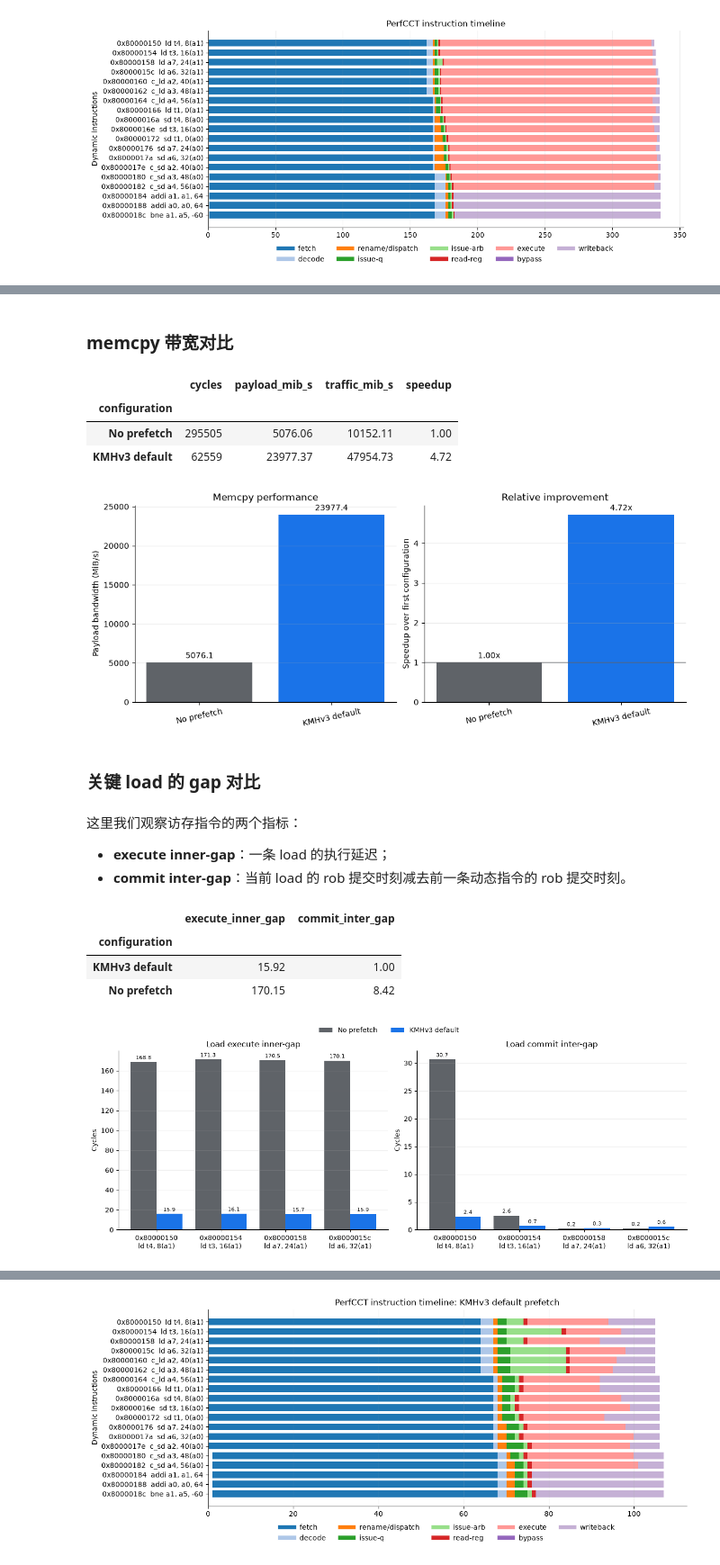
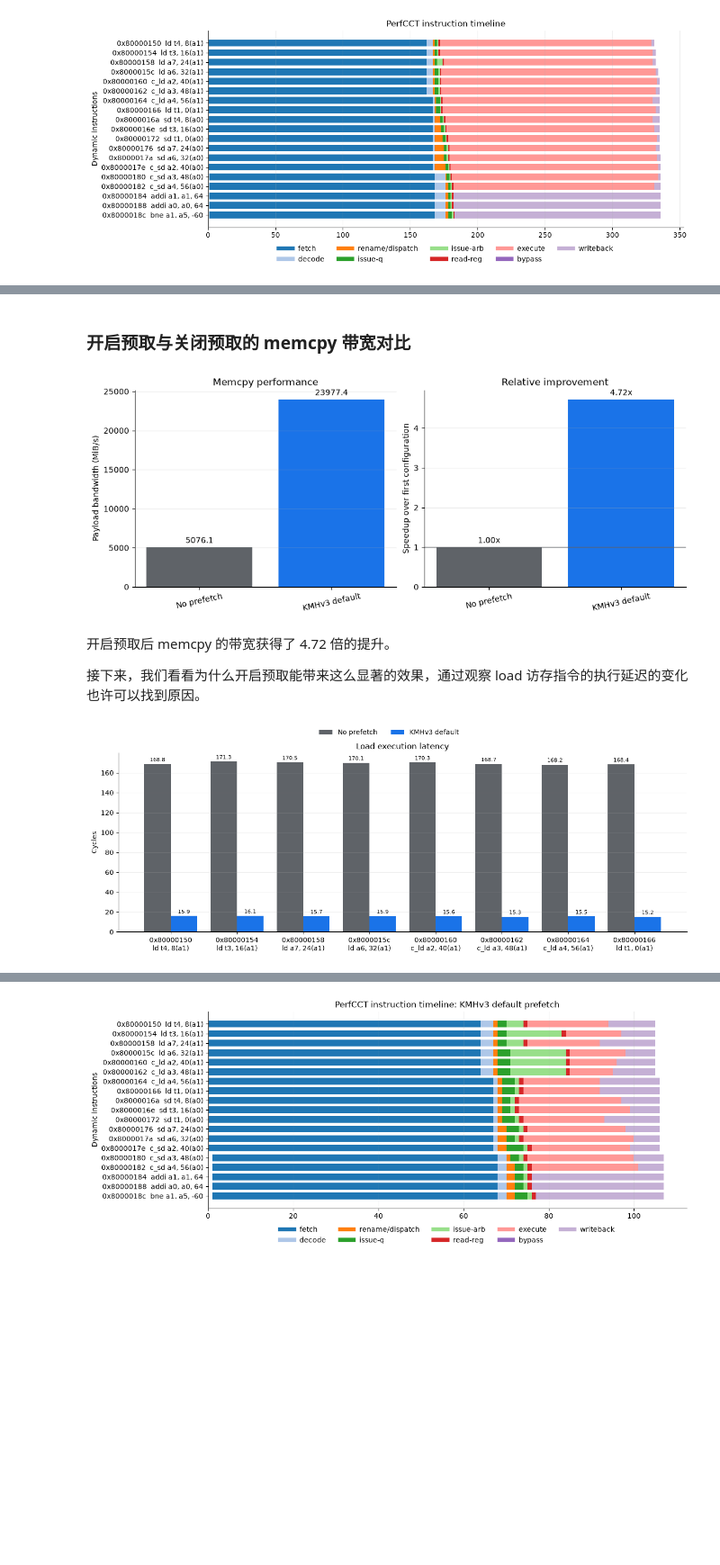
Before and after one commit to OpenXiangShan/bootcamp, a Jupyter notebook: tutorial/gem5-bak-zh.ipynb, the cells around one changed output, grey strips where cells are left out. Shown at 90% size. Saved outputs shown, nothing was run; the diff lists cells and outputs as text; code cells hidden in the pictures; blank space fills up the shorter version.

```diff
--- a/tutorial/gem5-bak-zh.ipynb
+++ b/tutorial/gem5-bak-zh.ipynb
@@ -491,5 +494,5 @@ build/RISCV/sim/arch_db.cc:69: warn: saving memdb to /nfs/home/lixin/myworkspace
 # %% [markdown]
-### memcpy 带宽对比
+### 开启预取与关闭预取的 memcpy 带宽对比
 # %%
 from pathlib import Path
 import sys
@@ -505,47 +508,32 @@ fig, results = plot_memcpy_bandwidth({
     "No prefetch": ROOT / "work/04-gem5/03-perf/no-prefetch/run.log",
     "KMHv3 default": ROOT / "work/04-gem5/03-perf/kmhv3-default/run.log",
 })
-display(results[["cycles", "payload_mib_s", "traffic_mib_s", "speedup"]])
+# display(results[["cycles", "payload_mib_s", "traffic_mib_s", "speedup"]])
 plt.show()
 # %% [output]
-|  | cycles | payload_mib_s | traffic_mib_s | speedup |
-| configuration |  |  |  |  |
-| No prefetch | 295505 | 5076.06 | 10152.11 | 1.00 |
-| KMHv3 default | 62559 | 23977.37 | 47954.73 | 4.72 |
 [figure]
-# %% [markdown]
-### 关键 load 的 gap 对比
-# %% [markdown]
-这里我们观察访存指令的两个指标：
-
-- **execute inner-gap**：一条 load 的执行延迟；
-- **commit inter-gap**：当前 load 的 rob 提交时刻减去前一条动态指令的 rob 提交时刻。
+# %% [markdown]
+开启预取后 memcpy 的带宽获得了 4.72 倍的提升。
+
+接下来，我们看看为什么开启预取能带来这么显著的效果，通过观察 load 访存指令的执行延迟的变化也许可以找到原因。
 # %%
 from pathlib import Path
 import sys
 import matplotlib.pyplot as plt
 
 ROOT = Path.cwd().resolve()
 if not (ROOT / "GEM5").exists():
     ROOT = ROOT.parent
 sys.path.insert(0, str(ROOT / "04-gem5"))
 
 from gem5_tutorial_utils import cpu_clock_period, plot_load_gap_comparison
 
 PERIOD = cpu_clock_period(ROOT / "work/04-gem5/03-perf/no-prefetch-perfcct/m5out/stats.txt")
 fig, gaps = plot_load_gap_comparison({
     "No prefetch": ROOT / "work/04-gem5/03-perf/no-prefetch-perfcct/perfcct.db",
     "KMHv3 default": ROOT / "work/04-gem5/03-perf/kmhv3-default/perfcct.db",
-}, 0x80000140, 0x80000192, period=PERIOD)
-display(
-    gaps.groupby("configuration")[["execute_inner_gap", "commit_inter_gap"]]
-    .mean().round(2)
-)
+}, 0x80000140, 0x80000192, period=PERIOD, pc_count=8)
 plt.show()
 # %% [output]
-|  | execute_inner_gap | commit_inter_gap |
-| configuration |  |  |
-| KMHv3 default | 15.92 | 1.00 |
-| No prefetch | 170.15 | 8.42 |
-[figure, old version]
+[figure, new version]
 # %% [markdown]
```
Also changed, not shown: parts of 47 cells of this notebook, 3 other files.
